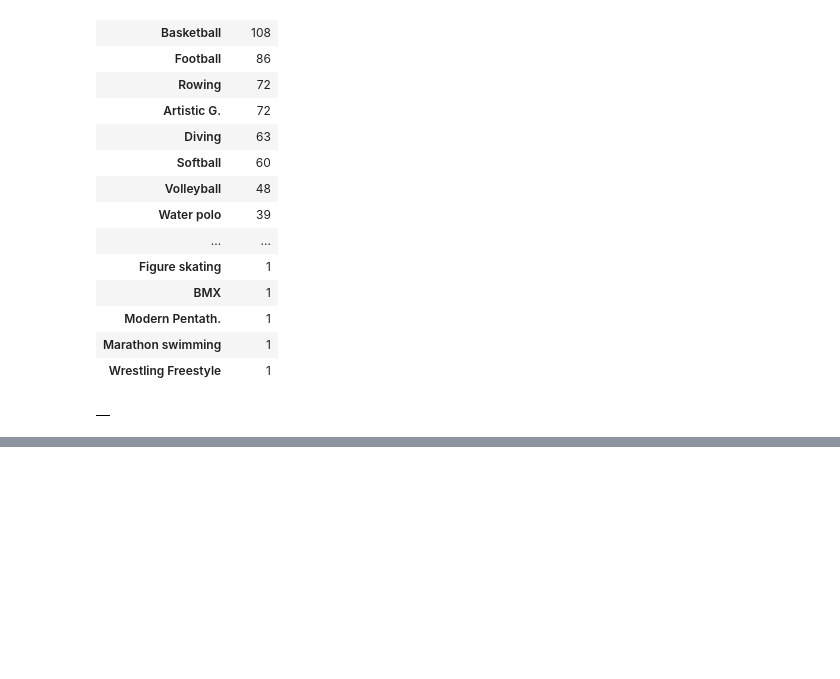
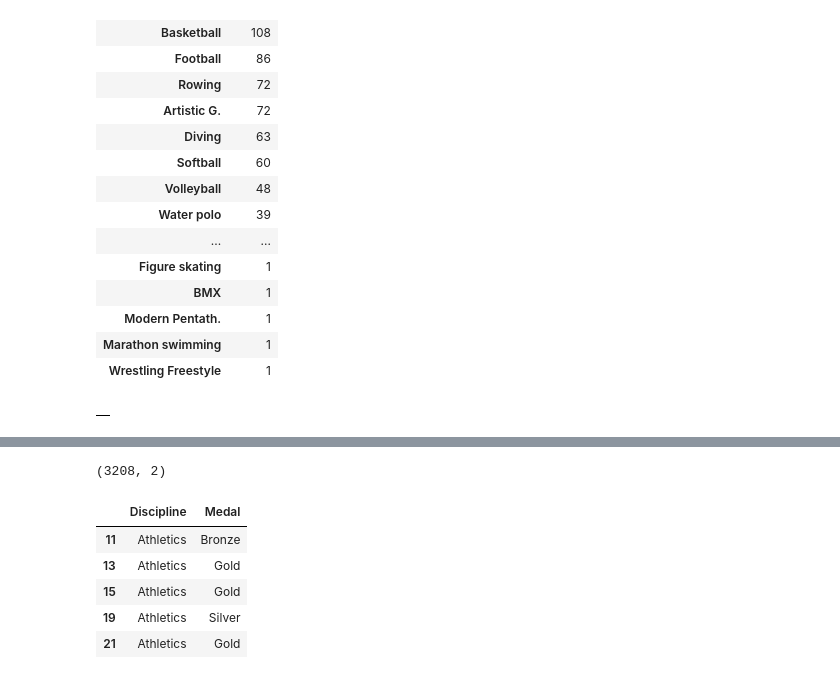
Before and after one commit to mcerow/summer_olympics, a Jupyter notebook: Summer_Olympics.ipynb, the cells around one changed output, grey strips where cells are left out. Saved outputs shown, nothing was run; the diff lists cells and outputs as text; code cells hidden in the pictures; blank space fills up the shorter version.

```diff
--- a/Summer_Olympics.ipynb
+++ b/Summer_Olympics.ipynb
@@ -325,0 +341,14 @@ medal_count_comparison.head()
+# %%
+men_medal_count_comp = us_data[['Discipline', 'Medal', 'Gender']]
+men_medal_count_comp = men_medal_count_comp[men_medal_count_comp['Gender'] == 'Men']
+men_medal_count_comp.drop(columns=['Gender'], inplace=True)
+print(men_medal_count_comp.shape)
+men_medal_count_comp.head()
+# %% [output]
+(3208, 2)
+|  | Discipline | Medal |
+| 11 | Athletics | Bronze |
+| 13 | Athletics | Gold |
+| 15 | Athletics | Gold |
+| 19 | Athletics | Silver |
+| 21 | Athletics | Gold |
```
Also changed, not shown: parts of 2 cells of this notebook.
